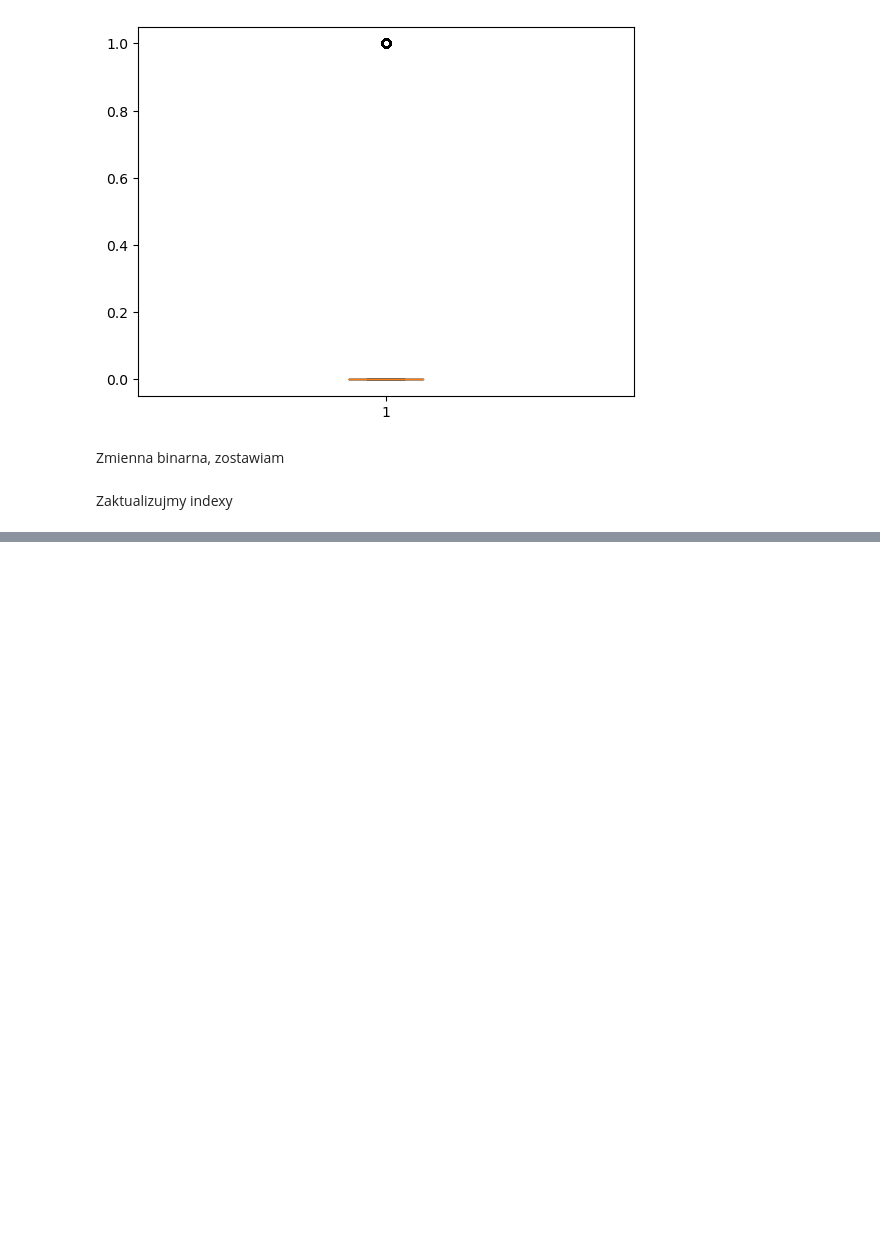
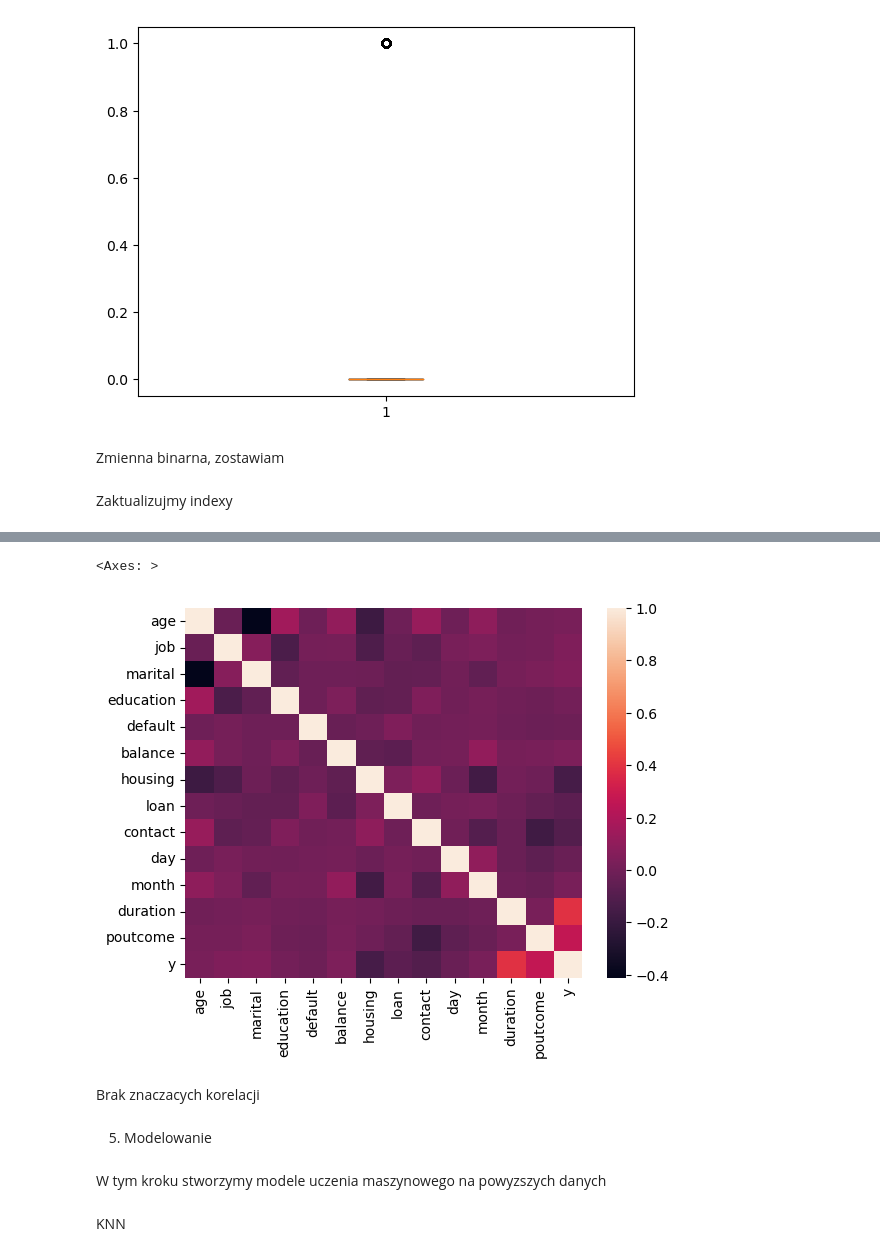
Before and after one commit to thatonebrunetkid/PJATK-MGR, a Jupyter notebook: EWD/Projekt/projekt.ipynb, the cells around one changed output, grey strips where cells are left out. Saved outputs shown, nothing was run; the diff lists cells and outputs as text; code cells hidden in the pictures; blank space fills up the shorter version.

```diff
--- a/EWD/Projekt/projekt.ipynb
+++ b/EWD/Projekt/projekt.ipynb
@@ -707,5 +711,4 @@ Zmienna binarna, zostawiam
 # %% [markdown]
 Zaktualizujmy indexy
 # %%
-data.reset_index
-data
+data.reset_index(inplace=True)
@@ -725,0 +717,2 @@ data
+# %%
+data.drop(columns='index', inplace=True)
@@ -725,0 +737,14 @@ data
+# %%
+matrix = data.corr()
+sbn.heatmap(matrix)
+# %% [output]
+<Axes: >
+[figure, added]
+# %% [markdown]
+Brak znaczacych korelacji
+# %% [markdown]
+5. Modelowanie
+# %% [markdown]
+W tym kroku stworzymy modele uczenia maszynowego na powyzszych danych
+# %% [markdown]
+KNN
```
Also changed, not shown: parts of 16 cells of this notebook.
